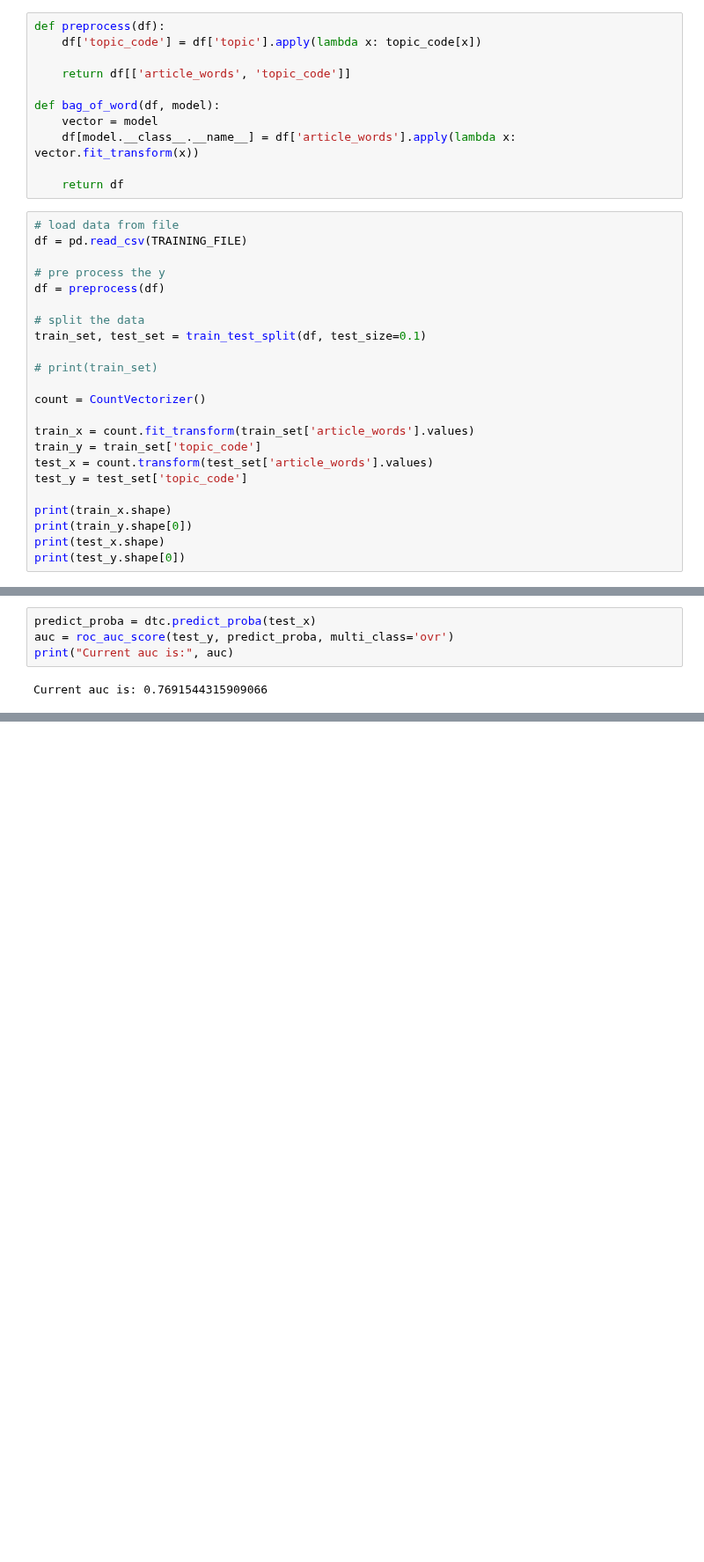
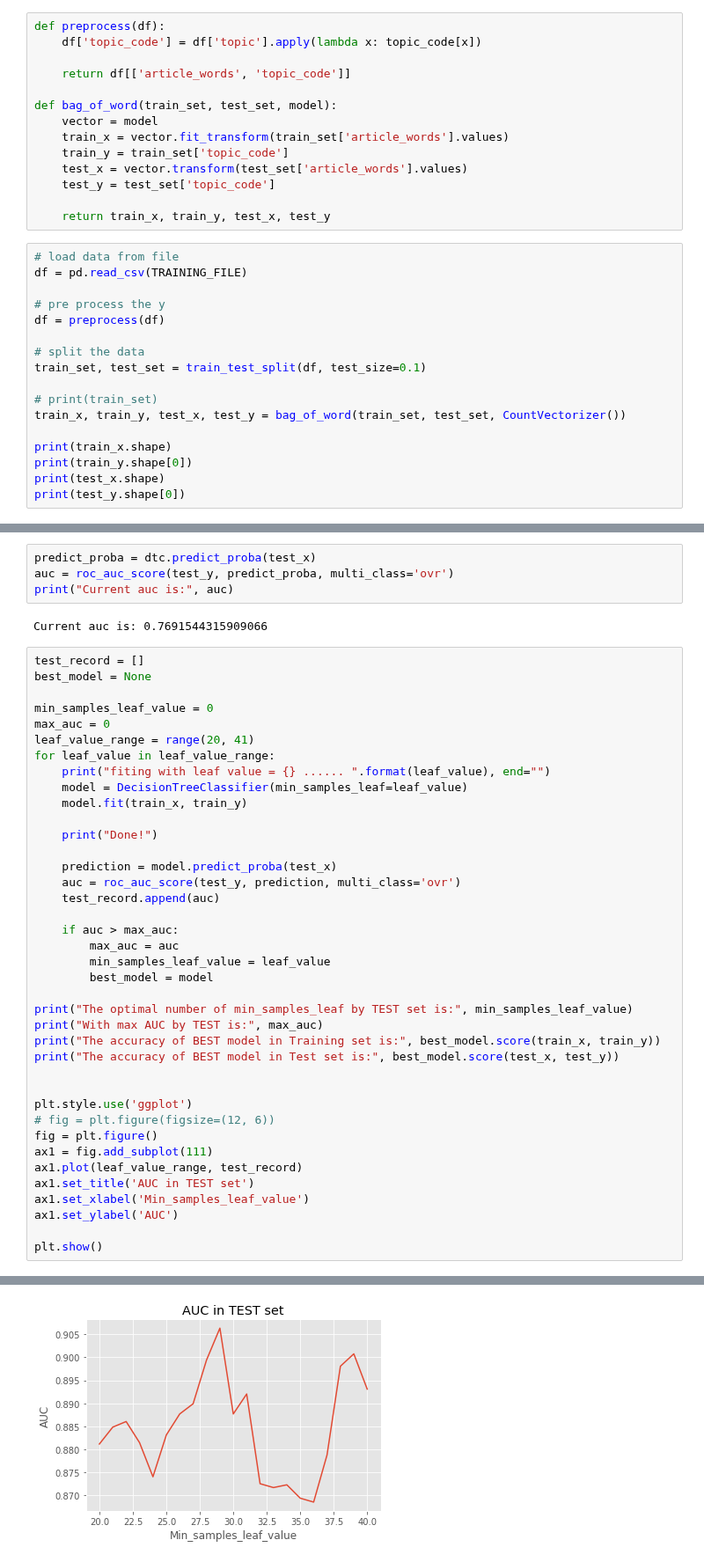
Before and after one commit to HenryLiangzy/COMP9417_Project, a Jupyter notebook: Henry_s_work.ipynb, the cells around one changed output, grey strips where cells are left out. Shown at 88% size. Saved outputs shown, nothing was run; the diff lists cells and outputs as text; blank space fills up the shorter version.

```diff
--- a/Henry_s_work.ipynb
+++ b/Henry_s_work.ipynb
@@ -36,11 +36,14 @@ def preprocess(df):
 
     return df[['article_words', 'topic_code']]
 
-def bag_of_word(df, model):
+def bag_of_word(train_set, test_set, model):
     vector = model
-    df[model.__class__.__name__] = df['article_words'].apply(lambda x: vector.fit_transform(x))
+    train_x = vector.fit_transform(train_set['article_words'].values)
+    train_y = train_set['topic_code']
+    test_x = vector.transform(test_set['article_words'].values)
+    test_y = test_set['topic_code']
 
-    return df
+    return train_x, train_y, test_x, test_y
 # %%
 # load data from file
 df = pd.read_csv(TRAINING_FILE)
@@ -52,13 +55,7 @@ df = preprocess(df)
 train_set, test_set = train_test_split(df, test_size=0.1)
 
 # print(train_set)
-
-count = CountVectorizer()
-
-train_x = count.fit_transform(train_set['article_words'].values)
-train_y = train_set['topic_code']
-test_x = count.transform(test_set['article_words'].values)
-test_y = test_set['topic_code']
+train_x, train_y, test_x, test_y = bag_of_word(train_set, test_set, CountVectorizer())
 
 print(train_x.shape)
 print(train_y.shape[0])
@@ -93,3 +89,43 @@ auc = roc_auc_score(test_y, predict_proba, multi_class='ovr')
 print("Current auc is:", auc)
 # %% [output]
 Current auc is: 0.7691544315909066
+# %%
+test_record = []
+best_model = None
+
+min_samples_leaf_value = 0
+max_auc = 0
+leaf_value_range = range(20, 41)
+for leaf_value in leaf_value_range:
+    print("fiting with leaf value = {} ...... ".format(leaf_value), end="")
+    model = DecisionTreeClassifier(min_samples_leaf=leaf_value)
+    model.fit(train_x, train_y)
+
+    print("Done!")
+
+    prediction = model.predict_proba(test_x)
+    auc = roc_auc_score(test_y, prediction, multi_class='ovr')
+    test_record.append(auc)
+
+    if auc > max_auc:
+        max_auc = auc
+        min_samples_leaf_value = leaf_value
+        best_model = model
+
+print("The optimal number of min_samples_leaf by TEST set is:", min_samples_leaf_value)
+print("With max AUC by TEST is:", max_auc)
+print("The accuracy of BEST model in Training set is:", best_model.score(train_x, train_y))
+print("The accuracy of BEST model in Test set is:", best_model.score(test_x, test_y))
+
+
+plt.style.use('ggplot')
+# fig = plt.figure(figsize=(12, 6))
+fig = plt.figure()
+ax1 = fig.add_subplot(111)
+ax1.plot(leaf_value_range, test_record)
+ax1.set_title('AUC in TEST set')
+ax1.set_xlabel('Min_samples_leaf_value')
+ax1.set_ylabel('AUC')
+
+plt.show()
+# %% [output]
@@ -95,0 +149 @@ Current auc is: 0.7691544315909066
+[figure, added]
```
Also changed, not shown: parts of 2 cells of this notebook, 1 other file.
